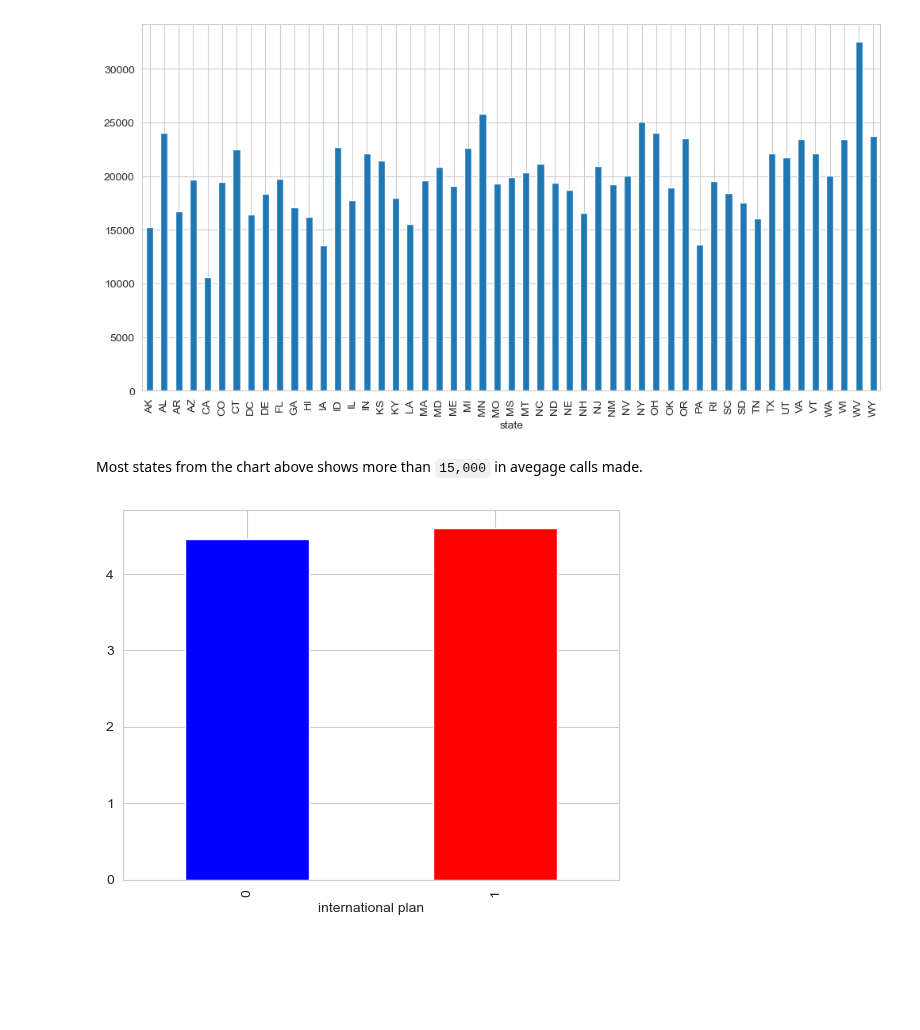
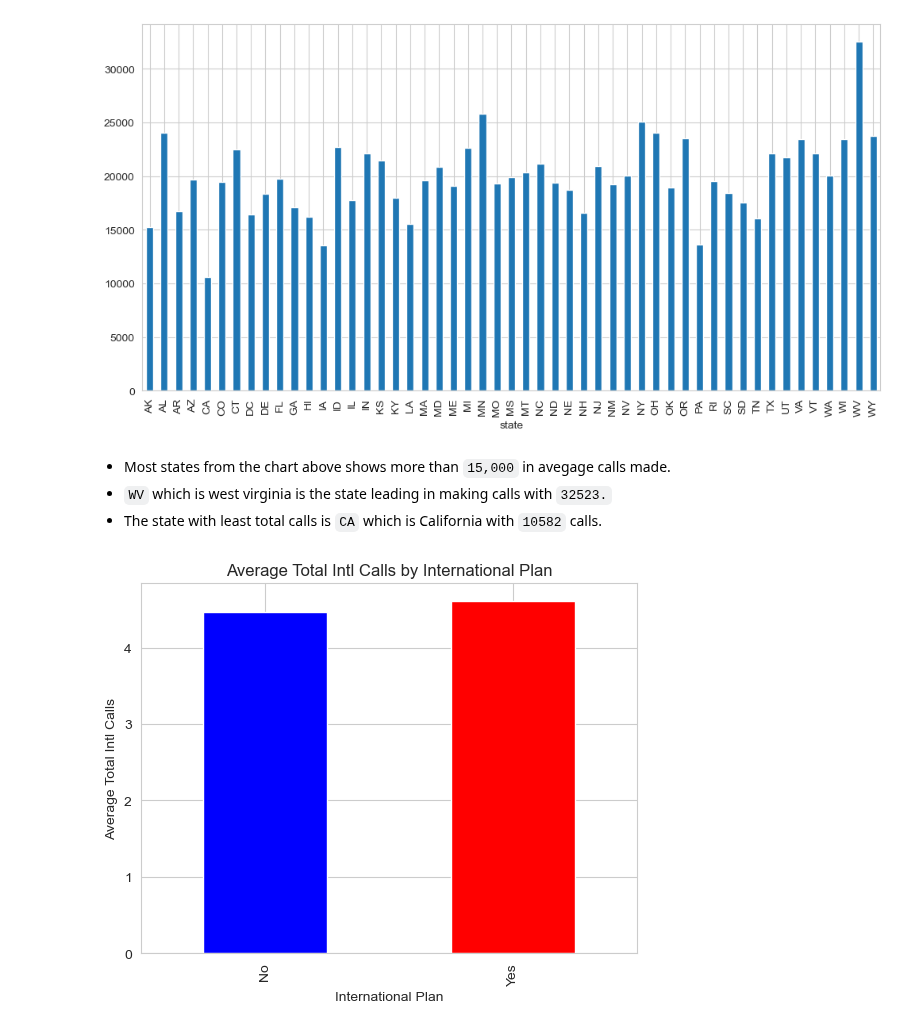
Before and after one commit to nelkemboi/dsc-phase-3-project-v2-3, a Jupyter notebook: customerchurn.ipynb, the cells around one changed output. Saved outputs shown, nothing was run; the diff lists cells and outputs as text; code cells hidden in the pictures; blank space fills up the shorter version.

```diff
--- a/customerchurn.ipynb
+++ b/customerchurn.ipynb
@@ -171,15 +216,23 @@ seriatel_df.groupby('state')['total_calls'].sum().plot(kind='bar', figsize=(12,6
 <AxesSubplot:xlabel='state'>
 [figure]
 # %% [markdown]
-Most states from the chart above shows more than `15,000` in avegage calls made.
+* Most states from the chart above shows more than `15,000` in avegage calls made.
+* `WV` which is west virginia is the state leading in making calls with `32523.`
+* The state with least total calls is `CA` which is California with `10582` calls.
-# %%
-#international_sub = seriatel_df['international plan'].replace({0: 'False', 1: 'True'}).mean()
-
-#ax= plt.subplot()
-#ax.bar(international_sub,'total intl calls')
-#seriatel_df.groupby('international plan')['total intl calls'].value_counts().plot(kind='bar', color=['blue', 'red'])
-
-seriatel_df.groupby('international plan')['total intl calls'].mean().plot(kind='bar', color=['blue', 'red'])
-plt.show()
-# %% [output]
-[figure, removed]
+# %%
+#visualizing for the international calls made by people
+# Replace the values with corresponding labels
+seriatel_df['international plan'] = seriatel_df['international plan'].map({0: 'No', 1: 'Yes'})
+
+# Plot the bar plot with updated hue labels
+ax = seriatel_df.groupby('international plan')['total intl calls'].mean().plot(kind='bar', color=['blue', 'red'])
+
+# Add labels and title to the plot
+ax.set_xlabel('International Plan')
+ax.set_ylabel('Average Total Intl Calls')
+ax.set_title('Average Total Intl Calls by International Plan')
+
+# Display the plot
+plt.show()
+# %% [output]
+[figure, added]
```
Also changed, not shown: parts of 11 cells of this notebook.
